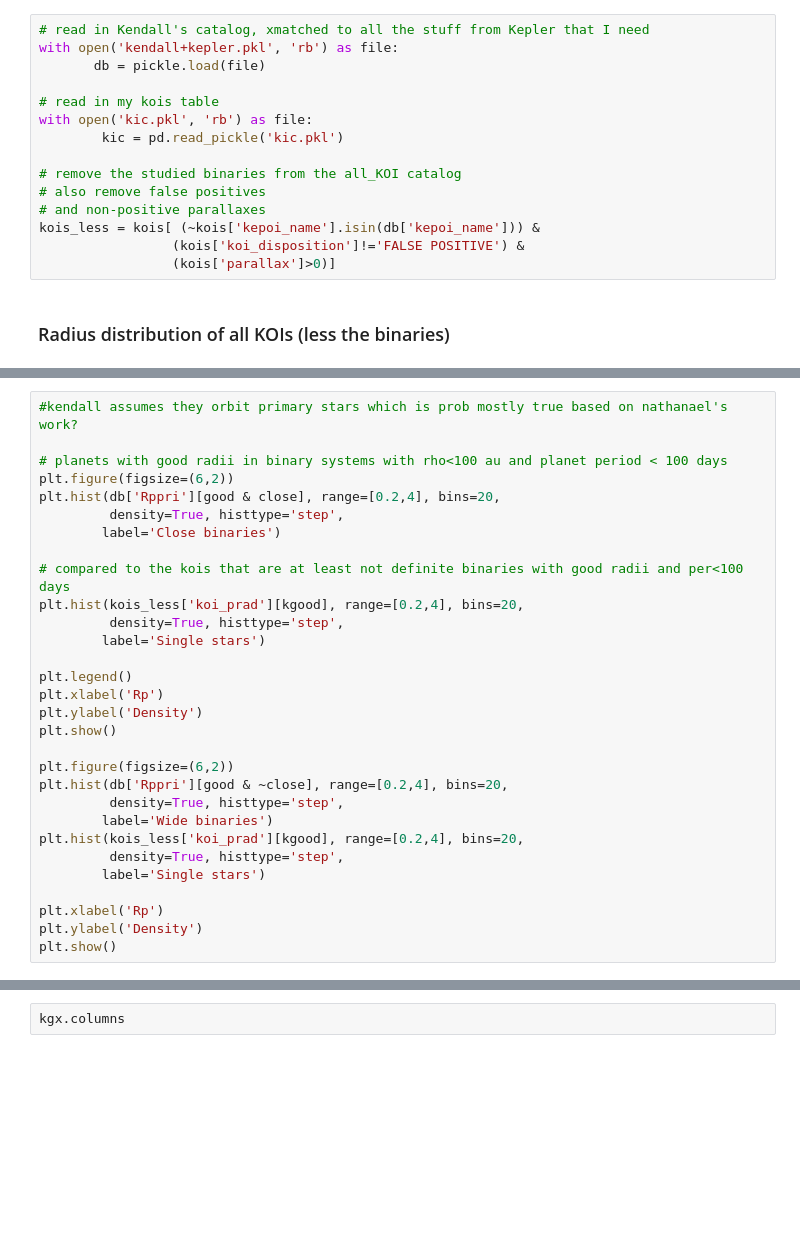
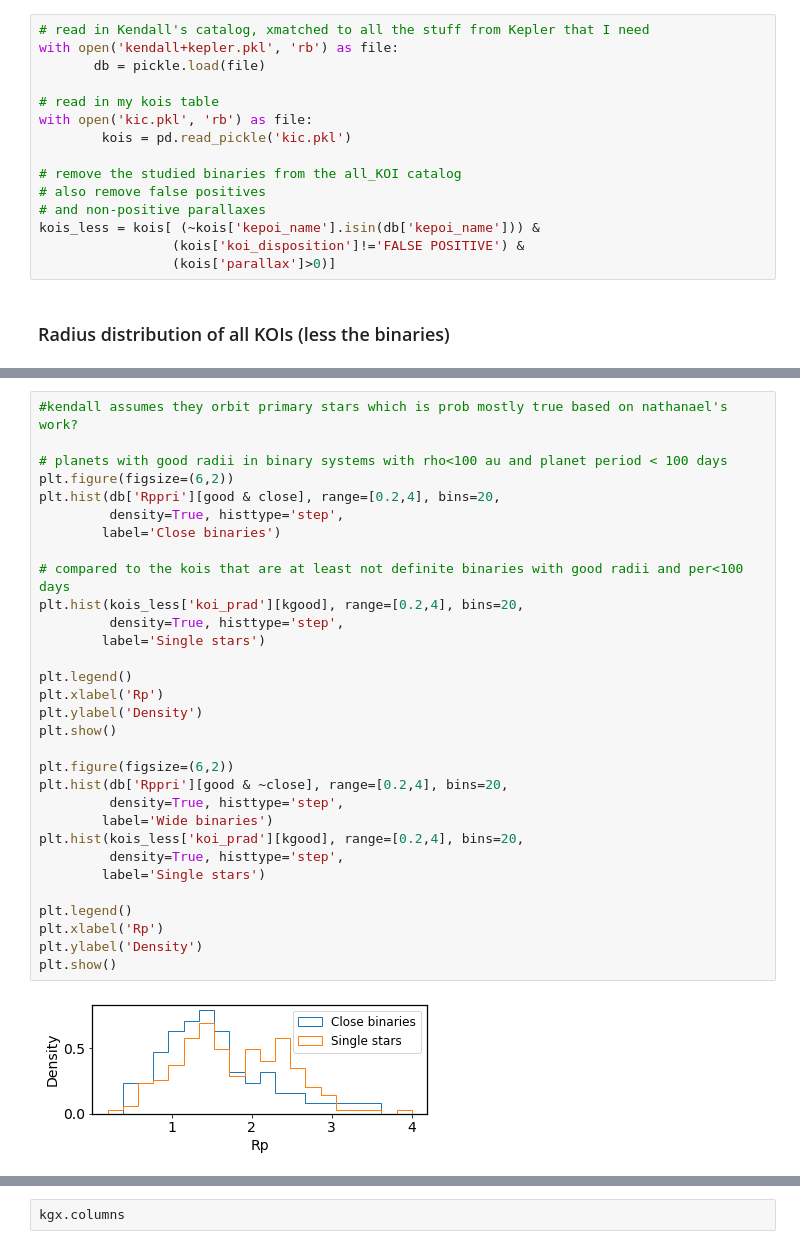
Before and after one commit to ernewton/HWO_calculations, a Jupyter notebook: Sullivan Toy Model -- Data Cleaning.ipynb, the cells around one changed output, grey strips where cells are left out. Drawn from its saved outputs; the diff is of its cells as text; blank space fills up the shorter version.

```diff
--- a/Sullivan Toy Model -- Data Cleaning.ipynb
+++ b/Sullivan Toy Model -- Data Cleaning.ipynb
@@ -264,7 +267,7 @@ with open('kendall+kepler.pkl', 'rb') as file:
 
 # read in my kois table
 with open('kic.pkl', 'rb') as file:
-        kic = pd.read_pickle('kic.pkl')
+        kois = pd.read_pickle('kic.pkl')
 
 # remove the studied binaries from the all_KOI catalog
 # also remove false positives
@@ -302,30 +310,33 @@ plt.ylabel('Rp (Earth rad)')
 # %%
 #kendall assumes they orbit primary stars which is prob mostly true based on nathanael's work?
 
 # planets with good radii in binary systems with rho<100 au and planet period < 100 days
 plt.figure(figsize=(6,2))
 plt.hist(db['Rppri'][good & close], range=[0.2,4], bins=20,
          density=True, histtype='step',
         label='Close binaries')
 
 # compared to the kois that are at least not definite binaries with good radii and per<100 days
 plt.hist(kois_less['koi_prad'][kgood], range=[0.2,4], bins=20,
          density=True, histtype='step',
         label='Single stars')
 
 plt.legend()
 plt.xlabel('Rp')
 plt.ylabel('Density')
 plt.show()
 
 plt.figure(figsize=(6,2))
 plt.hist(db['Rppri'][good & ~close], range=[0.2,4], bins=20,
          density=True, histtype='step',
         label='Wide binaries')
 plt.hist(kois_less['koi_prad'][kgood], range=[0.2,4], bins=20,
          density=True, histtype='step',
         label='Single stars')
 
+plt.legend()
 plt.xlabel('Rp')
 plt.ylabel('Density')
 plt.show()
+# %% [output]
+[figure, added]
```
Also changed, not shown: parts of 8 cells of this notebook, 1 other file.
